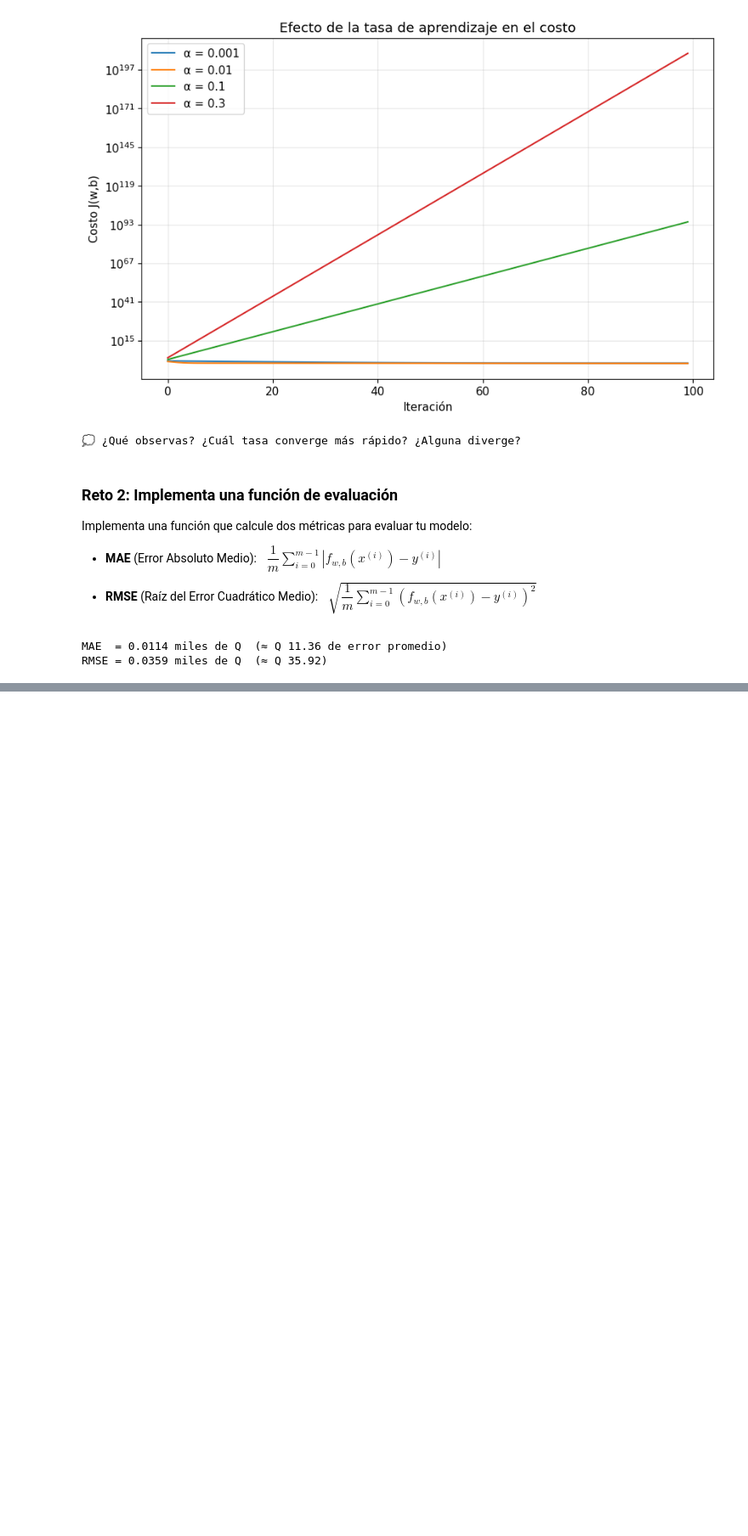
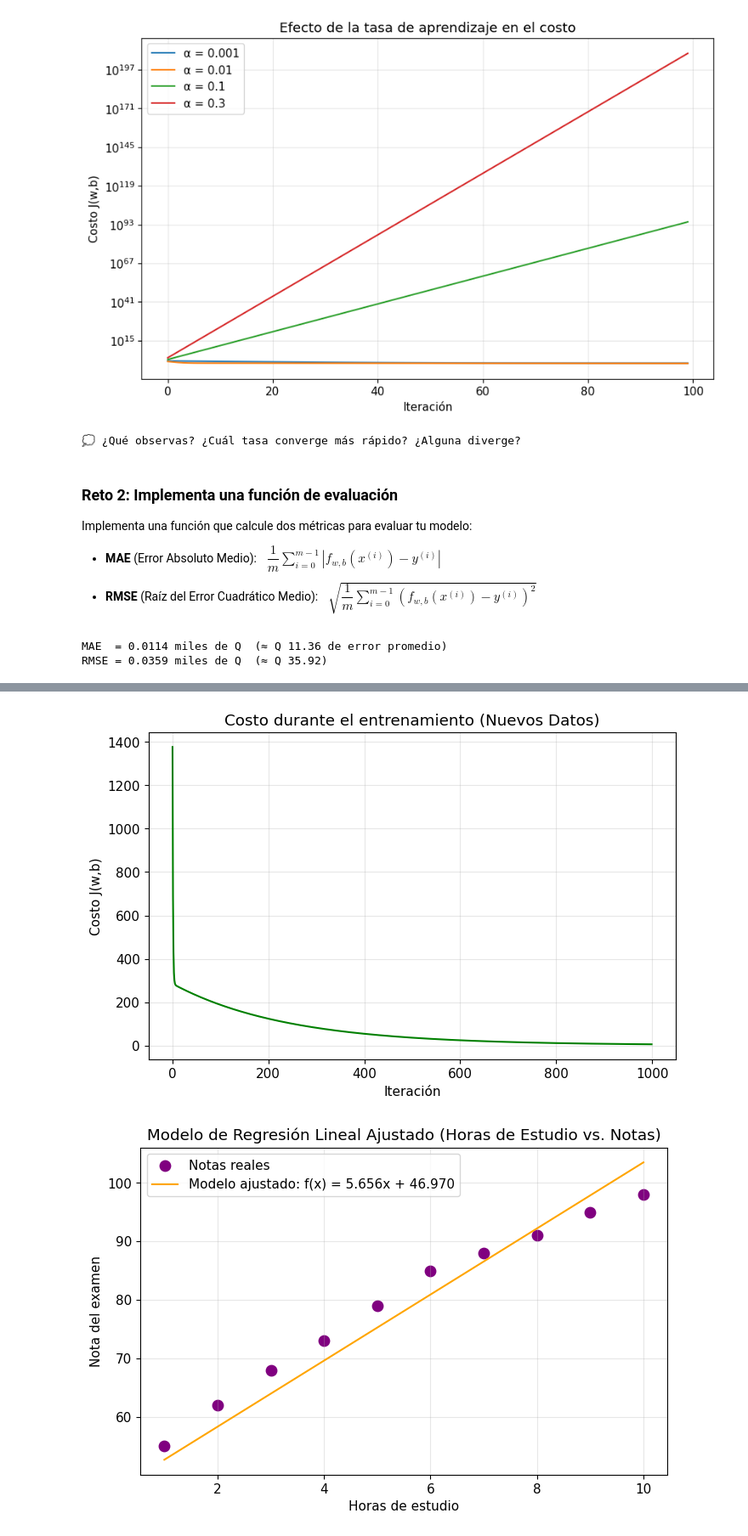
Before and after one commit to CoriAle/Practica_Regresion_Lineal, a Jupyter notebook: regresion_lineal_resuelto.ipynb, the cells around one changed output, grey strips where cells are left out. Shown at 85% size. Drawn from its saved outputs; the diff is of its cells as text; code cells hidden in the pictures; blank space fills up the shorter version.

Commit message:
Adding missing questions and Reto 3

```diff
--- a/regresion_lineal_resuelto.ipynb
+++ b/regresion_lineal_resuelto.ipynb
@@ -690,3 +696,77 @@ RMSE = 0.0359 miles de Q  (≈ Q 35.92)
 Modifica `x_train` y `y_train` con datos inventados por ti (por ejemplo: horas de estudio vs. nota del examen, o cualquier otro caso) y vuelve a entrenar el modelo. ¿Qué tan bien ajusta?
 
 💡 *Tip:* si los valores de tu nuevo dataset son muy distintos en escala, puede que necesites ajustar la tasa de aprendizaje.
+# %%
+# Reto 3: Probar con tus propios datos
+
+# Nuevos datos: Horas de estudio vs. Nota del examen
+x_train_2 = np.array([1.0, 2.0, 3.0, 4.0, 5.0, 6.0, 7.0, 8.0, 9.0, 10.0])
+y_train_2 = np.array([55.0, 62.0, 68.0, 73.0, 79.0, 85.0, 88.0, 91.0, 95.0, 98.0])
+
+m_2 = len(x_train_2)
+print(f'Cantidad de ejemplos de entrenamiento (nuevos datos): m = {m_2}')
+print('\nDatos de estudio:')
+for i in range(m_2):
+    print(f'  x^({i}) = {x_train_2[i]:5.1f} horas   →   y^({i}) = {y_train_2[i]:5.2f} pts')
+
+# Hiperparámetros del entrenamiento para los nuevos datos
+w_inicial_2 = 0.0
+b_inicial_2 = 0.0
+tasa_aprendizaje_2 = 0.01  # Puede que necesites ajustar esto
+iteraciones_2 = 1000
+
+print('\nIniciando entrenamiento con nuevos datos...')
+print('=' * 70)
+
+w_final_2, b_final_2, J_history_2, params_history_2 = gradient_descent(
+    x_train_2, y_train_2,
+    w_inicial_2, b_inicial_2,
+    tasa_aprendizaje_2, iteraciones_2
+)
+
+print('=' * 70)
+print(f'\n Entrenamiento finalizado con nuevos datos:')
+print(f'   w final     = {w_final_2:.4f}')
+print(f'   b final     = {b_final_2:.4f}')
+print(f'   costo final = {J_history_2[-1]:.6f}')
+
+# Visualización de la curva de costo para los nuevos datos
+plt.figure(figsize=(8, 5))
+plt.plot(J_history_2, c='green')
+plt.title('Costo durante el entrenamiento (Nuevos Datos)')
+plt.xlabel('Iteración')
+plt.ylabel('Costo J(w,b)')
+plt.grid(True, alpha=0.3)
+plt.show()
+
+# Calcular las predicciones finales con el modelo entrenado (nuevos datos)
+predicciones_finales_2 = compute_model_output(x_train_2, w_final_2, b_final_2)
+
+# Visualizar el ajuste sobre los datos reales (nuevos datos)
+plt.figure(figsize=(8, 5))
+plt.scatter(x_train_2, y_train_2, marker='o', c='purple', s=80, label='Notas reales')
+plt.plot(x_train_2, predicciones_finales_2, c='orange',
+         label=f'Modelo ajustado: f(x) = {w_final_2:.3f}x + {b_final_2:.3f}')
+plt.title('Modelo de Regresión Lineal Ajustado (Horas de Estudio vs. Notas)')
+plt.xlabel('Horas de estudio')
+plt.ylabel('Nota del examen')
+plt.legend()
+plt.grid(True, alpha=0.3)
+plt.show()
+
+# Evaluar el modelo con los nuevos datos
+mae_2, rmse_2 = evaluar_modelo(x_train_2, y_train_2, w_final_2, b_final_2)
+print(f'\nMétricas de evaluación para el modelo con nuevos datos:')
+print(f'MAE  = {mae_2:.4f} puntos (≈ {mae_2:.2f} puntos de error promedio)')
+print(f'RMSE = {rmse_2:.4f} puntos')
+
+# Predicciones para nuevos casos con el nuevo modelo
+casos_2 = [3.5, 7.2, 11.0] # Horas de estudio
+
+print('\nPredicciones del modelo entrenado (nuevos datos):')
+print('-' * 55)
+
+for x_nuevo_2 in casos_2:
+    salario_predicho_2 = w_final_2 * x_nuevo_2 + b_final_2
+    print(f'  {x_nuevo_2:5.1f} horas de estudio  →  {salario_predicho_2:8.2f} pts. en el examen')
+# %% [output]
@@ -692,0 +790,2 @@ Modifica `x_train` y `y_train` con datos inventados por ti (por ejemplo: horas d
+[figure, added]
+[figure, added]
```
Also changed, not shown: parts of 3 cells of this notebook.
